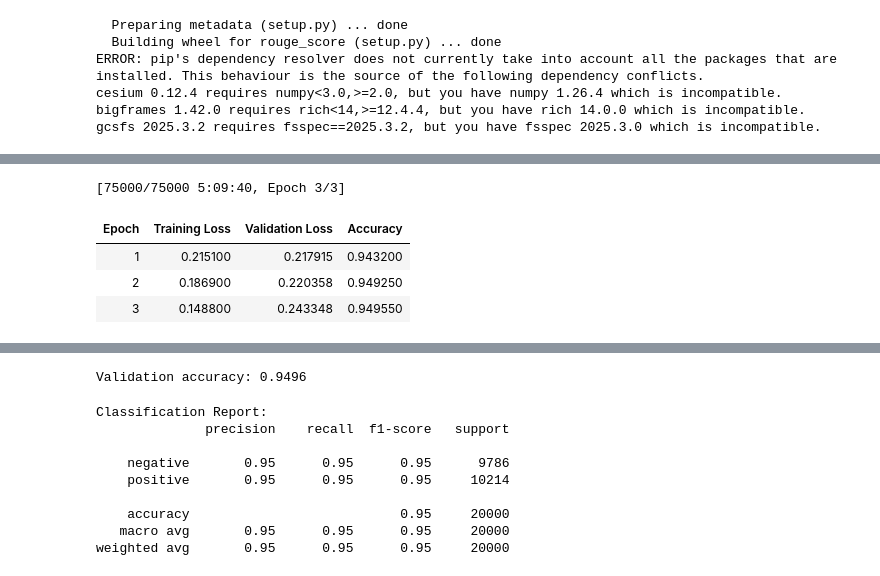
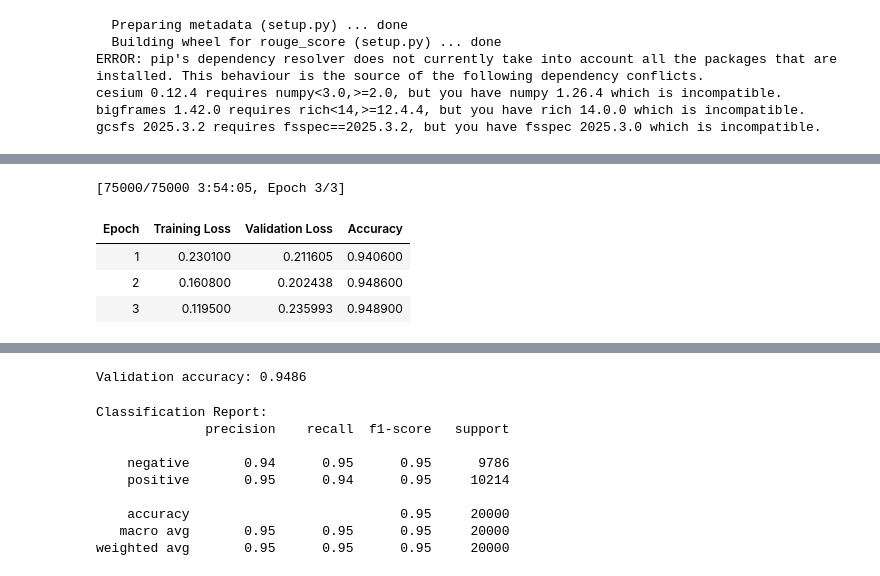
Before and after one commit to thanhson0304/NLP_Assignment_242, a Jupyter notebook: Model/gpt2/Sft/SA/sft-sent.ipynb, the cells around one changed output, grey strips where cells are left out. Cells and saved outputs as stored; diff of their text form; code cells hidden in the pictures.

```diff
--- a/Model/gpt2/Sft/SA/sft-sent.ipynb
+++ b/Model/gpt2/Sft/SA/sft-sent.ipynb
@@ -87,8 +91,6 @@ config = GPT2Config.from_pretrained(
     MODEL_NAME,
     num_labels=2,
     pad_token_id=PAD_ID,
-    bos_token_id=tokenizer.bos_token_id,
-    eos_token_id=tokenizer.eos_token_id,
 )
 model = GPT2ForSentiment.from_pretrained(MODEL_NAME, config=config)
 model.resize_token_embeddings(len(tokenizer))
@@ -97,8 +99,11 @@ device = (
     "mps" if torch.backends.mps.is_available() else
     "cuda" if torch.cuda.is_available() else "cpu"
 )
+model.to(device)
 print(f"Using device: {device}")
-model.to(device)
+
+total_steps = (len(train_enc) // BATCH_SIZE) * NUM_EPOCHS
+warmup_steps = int(total_steps * WARMUP_RATIO)
 # %% [output]
 Some weights of GPT2ForSentiment were not initialized from the model checkpoint at gpt2 and are newly initialized: ['classifier.bias', 'classifier.weight']
 You should probably TRAIN this model on a down-stream task to be able to use it for predictions and inference.
@@ -123,59 +111,65 @@ GPT2ForSentiment(
 # %%
 training_args = TrainingArguments(
     output_dir=OUTPUT_DIR,
+    eval_strategy="epoch",
+    save_strategy="epoch",
+    learning_rate=LEARNING_RATE,
     per_device_train_batch_size=BATCH_SIZE,
     per_device_eval_batch_size=BATCH_SIZE,
-    learning_rate=LEARNING_RATE,
     num_train_epochs=NUM_EPOCHS,
     weight_decay=0.01,
-    eval_strategy="epoch",
-    save_strategy="epoch",
     load_best_model_at_end=True,
-    metric_for_best_model="accuracy",
-    greater_is_better=True,
+    metric_for_best_model="eval_loss",
+    greater_is_better=False,
+    logging_strategy="epoch",
     logging_steps=200,
     fp16=True,
-    report_to = []
+    report_to=[],
+    gradient_accumulation_steps=1,
+    max_grad_norm=1.0,
 )
 
-def compute_metrics(p):
-    preds = p.predictions.argmax(-1)
-    return metric.compute(predictions=preds, references=p.label_ids)
+class SchedulerCallback(EarlyStoppingCallback):
+    def on_train_begin(self, args, state, control, **kwargs):
+        self.scheduler = get_linear_schedule_with_warmup(
+            self.model.optimizer,
+            num_warmup_steps=warmup_steps,
+            num_training_steps=total_steps,
+        )
 
 trainer = Trainer(
     model=model,
     args=training_args,
     train_dataset=train_enc,
     eval_dataset=val_enc,
-    compute_metrics=compute_metrics,
+    data_collator=data_collator,
+    compute_metrics=lambda p: {"accuracy": metric.compute(predictions=np.argmax(p.predictions, -1), references=p.label_ids)["accuracy"]},
+    callbacks=[EarlyStoppingCallback(early_stopping_patience=PATIENCE)],
 )
 
 trainer.train()
-
-results = trainer.evaluate()
-print(f"Validation accuracy: {results['eval_accuracy']:.4f}")
+eval_res = trainer.evaluate()
+print(f"Validation accuracy: {eval_res['eval_accuracy']:.4f}")
 # %% [output]
-[75000/75000 5:09:40, Epoch 3/3]
+[75000/75000 3:54:05, Epoch 3/3]
 | Epoch | Training Loss | Validation Loss | Accuracy |
-| 1 | 0.215100 | 0.217915 | 0.943200 |
-| 2 | 0.186900 | 0.220358 | 0.949250 |
-| 3 | 0.148800 | 0.243348 | 0.949550 |
+| 1 | 0.230100 | 0.211605 | 0.940600 |
+| 2 | 0.160800 | 0.202438 | 0.948600 |
+| 3 | 0.119500 | 0.235993 | 0.948900 |
 [interactive output not drawn]
-Validation accuracy: 0.9496
+Validation accuracy: 0.9486
 # %%
-pred_output = trainer.predict(val_enc)
-logits      = pred_output.predictions
-labels      = pred_output.label_ids
-preds       = np.argmax(logits, axis=-1)
+preds_out = trainer.predict(val_enc)
+preds, labels = np.argmax(preds_out.predictions, -1), preds_out.label_ids
 
-print("Classification Report:")
+print("\nClassification Report:")
 print(classification_report(labels, preds, target_names=["negative","positive"]))
 # %% [output]
 Classification Report:
               precision    recall  f1-score   support
 
-    negative       0.95      0.95      0.95      9786
-    positive       0.95      0.95      0.95     10214
+    negative       0.94      0.95      0.95      9786
+    positive       0.95      0.94      0.95     10214
 
     accuracy                           0.95     20000
    macro avg       0.95      0.95      0.95     20000
```
Also changed, not shown: parts of 3 cells of this notebook.
